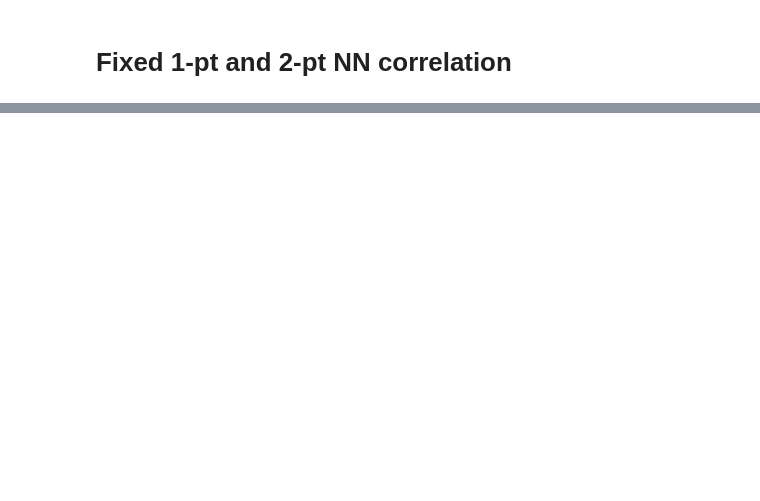
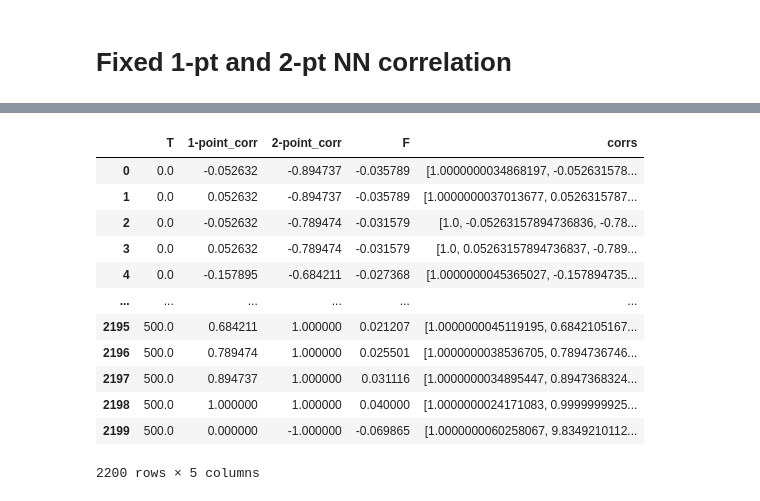
Before and after one commit to reach2sayan/CVM, a Jupyter notebook: Analysis.ipynb, the cells around one changed output, grey strips where cells are left out. Saved outputs shown, nothing was run; the diff lists cells and outputs as text; code cells hidden in the pictures; blank space fills up the shorter version.

```diff
--- a/Analysis.ipynb
+++ b/Analysis.ipynb
@@ -256,0 +277,16 @@ plt.show()
+# %%
+results_blanket
+# %% [output]
+|  | T | 1-point_corr | 2-point_corr | F | corrs |
+| 0 | 0.0 | -0.052632 | -0.894737 | -0.035789 | [1.0000000034868197, -0.052631578... |
+| 1 | 0.0 | 0.052632 | -0.894737 | -0.035789 | [1.0000000037013677, 0.0526315787... |
+| 2 | 0.0 | -0.052632 | -0.789474 | -0.031579 | [1.0, -0.05263157894736836, -0.78... |
+| 3 | 0.0 | 0.052632 | -0.789474 | -0.031579 | [1.0, 0.05263157894736837, -0.789... |
+| 4 | 0.0 | -0.157895 | -0.684211 | -0.027368 | [1.0000000045365027, -0.157894735... |
+| ... | ... | ... | ... | ... | ... |
+| 2195 | 500.0 | 0.684211 | 1.000000 | 0.021207 | [1.0000000045119195, 0.6842105167... |
+| 2196 | 500.0 | 0.789474 | 1.000000 | 0.025501 | [1.0000000038536705, 0.7894736746... |
+| 2197 | 500.0 | 0.894737 | 1.000000 | 0.031116 | [1.0000000034895447, 0.8947368324... |
+| 2198 | 500.0 | 1.000000 | 1.000000 | 0.040000 | [1.0000000024171083, 0.9999999925... |
+| 2199 | 500.0 | 0.000000 | -1.000000 | -0.069865 | [1.0000000060258067, 9.8349210112... |
+2200 rows × 5 columns
```
Also changed, not shown: parts of 14 cells of this notebook, 13 other files.
